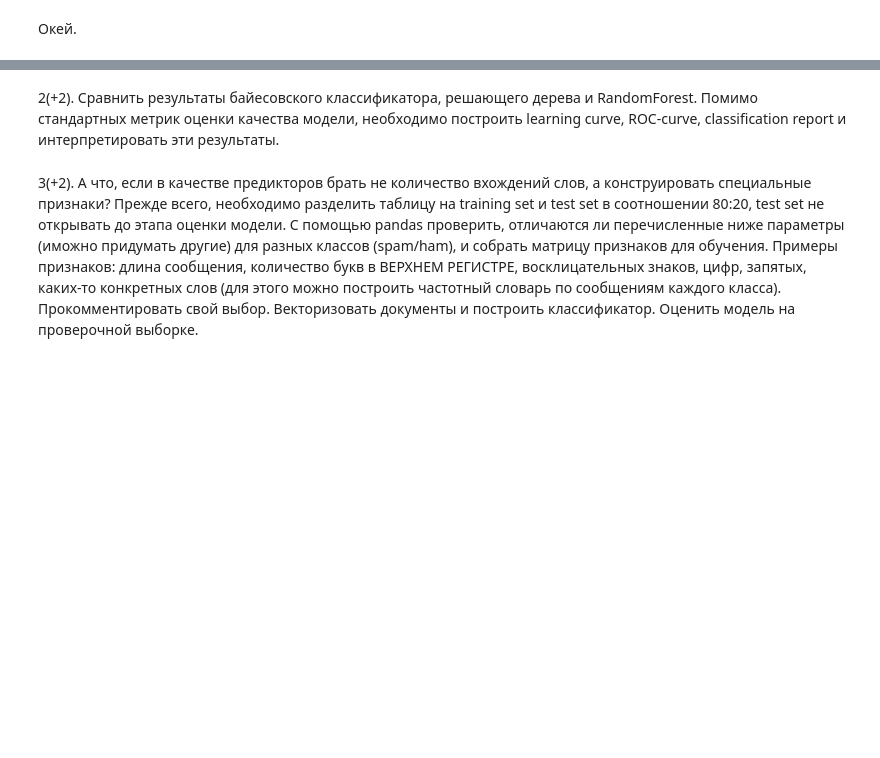
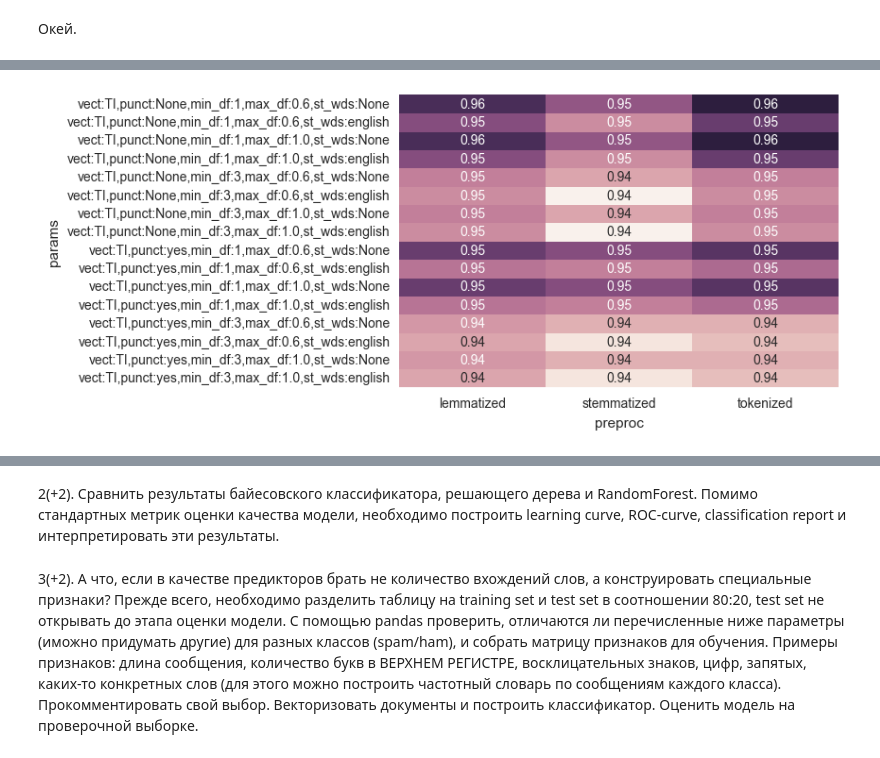
Before and after one commit to BasilisAndr/ml, a Jupyter notebook: spamhw.ipynb, the cells around one changed output, grey strips where cells are left out. Saved outputs shown, nothing was run; the diff lists cells and outputs as text; code cells hidden in the pictures; blank space fills up the shorter version.

```diff
--- a/spamhw.ipynb
+++ b/spamhw.ipynb
@@ -179,0 +202,7 @@ Pipeline(steps=[('vect', CountVectorizer(analyzer='word', binary=False, decode_e
+# %%
+# TfidfVectorizer
+ti_data = pd.DataFrame(ti_data, columns=['mean', 'params', 'preproc']).fillna("None")
+ti_data = ti_data.pivot('params', 'preproc', 'mean')
+sns.heatmap(ti_data, annot=True, cbar=False);
+# %% [output]
+[figure, added]
```
Also changed, not shown: parts of 15 cells of this notebook.
